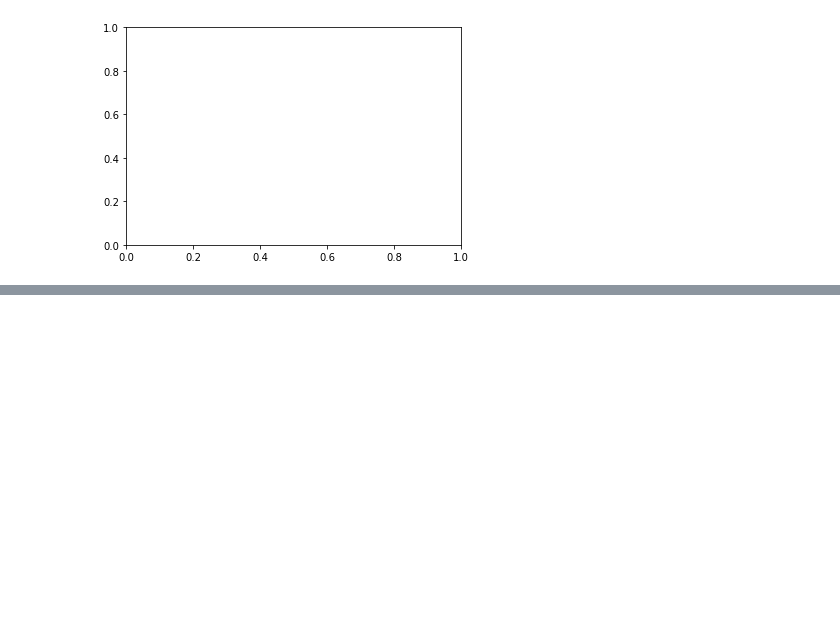
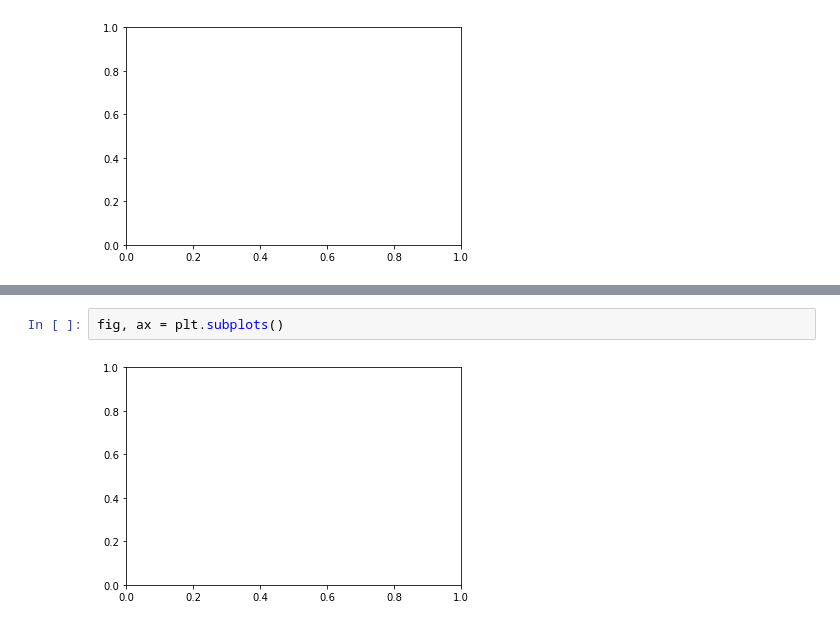
Before and after one commit to Poissonza/Python-Tutorial-Notes, a Jupyter notebook: 4. Matplotlib.ipynb, the cells around one changed output, grey strips where cells are left out. Saved outputs shown, nothing was run; the diff lists cells and outputs as text; blank space fills up the shorter version.

```diff
--- a/4. Matplotlib.ipynb
+++ b/4. Matplotlib.ipynb
@@ -60,0 +75,4 @@ All of the plotting functions expect **numpy.array** or **numpy.ma.masked_array*
+# %%
+fig, ax = plt.subplots()
+# %% [output]
+[figure, added]
```
Also changed, not shown: parts of 25 cells of this notebook.
